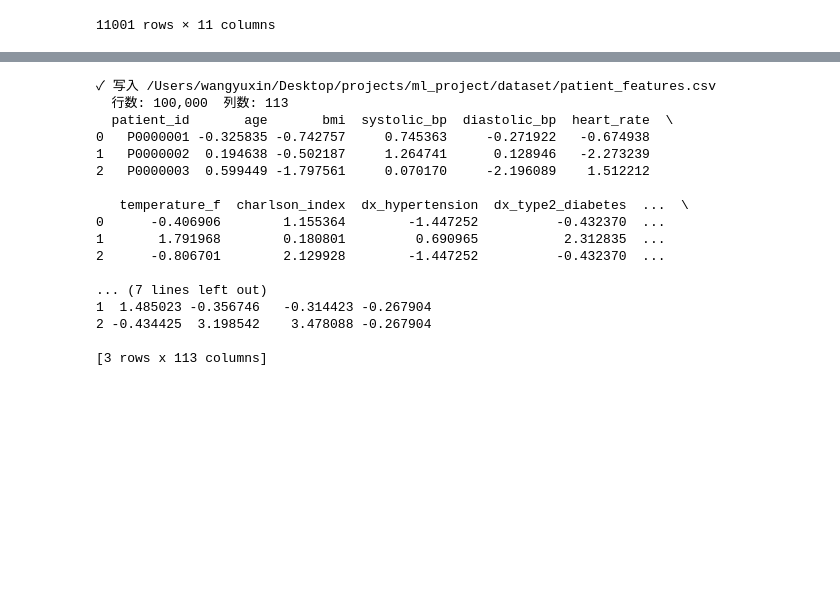
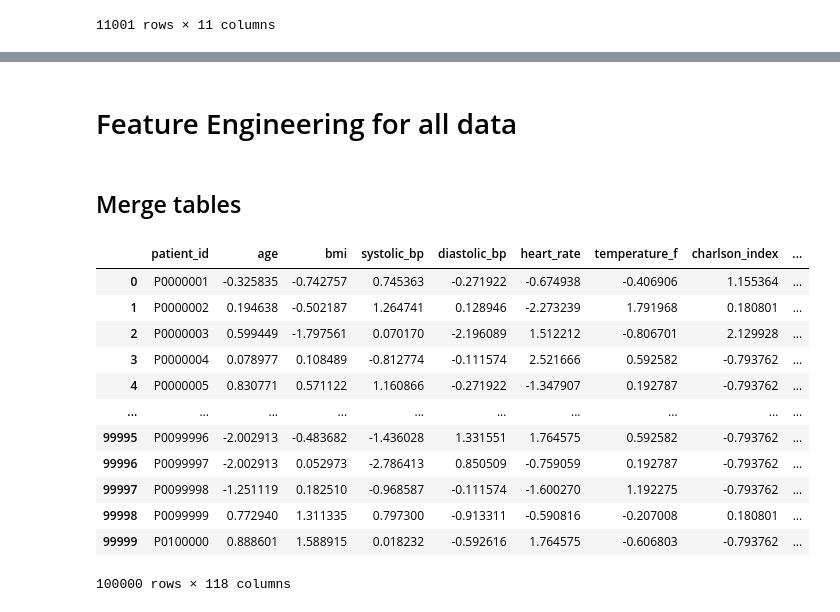
Before and after one commit to leastima/ml_project, a Jupyter notebook: data_process/ML2_Project_Group2.ipynb, the cells around one changed output, grey strips where cells are left out. Cells and saved outputs as stored; diff of their text form; code cells hidden in the pictures; blank space fills up the shorter version.

```diff
--- a/data_process/ML2_Project_Group2.ipynb
+++ b/data_process/ML2_Project_Group2.ipynb
@@ -283,3 +350,6 @@ medications
 | 364172 | P0100000 | Ibuprofen | 400.0 | mg | three times daily | osteoarthritis | 2019-11-30 | 180 | ... |
 | 364173 | P0100000 | Celecoxib | 200.0 | mg | daily | osteoarthritis | 2021-05-13 | 60 | ... |
 364174 rows × 10 columns
+# %%
+# Perform the conversion
+medications = convert_binary_to_bool(medications)
@@ -351,3 +425,6 @@ lab_results
 | 2827720 | P0100000 | 2019-08-30 | glucose_fasting | 89.697 | mg/dL | 70.0 | 99.0 | normal | ... |
 | 2827721 | P0100000 | 2019-08-30 | creatinine | 0.783 | mg/dL | 0.6 | 1.2 | normal | ... |
 2827722 rows × 10 columns
+# %%
+# Perform the conversion
+lab_results = convert_binary_to_bool(lab_results)
@@ -416,0 +492,3 @@ outcomes
+# %%
+# Perform the conversion
+outcomes = convert_binary_to_bool(outcomes)
@@ -417,31 +545,27 @@ outcomes
+# %% [markdown]
+# Feature Engineering for all data
+# %% [markdown]
+## Merge tables
 # %%
-# Merge all patient-level feature tables into one wide table
-patient_features = patients.copy()
-patient_features = patient_features.merge(diag_agg,  on="patient_id", how="left")
-patient_features = patient_features.merge(med_agg,   on="patient_id", how="left")
-patient_features = patient_features.merge(lab_agg,   on="patient_id", how="left")
-patient_features = patient_features.fillna(0)
-
-out_path = DATASET_DIR / "patient_features.csv"
-patient_features.to_csv(out_path, index=False)
-print(f"✓ 写入 {out_path}")
-print(f"  行数: {len(patient_features):,}  列数: {patient_features.shape[1]}")
-print(patient_features.head(3))
+# Merge all tables on patient_id
+final_df = patients.copy()
+final_df = final_df.merge(diag_agg, on="patient_id", how="left")
+final_df = final_df.merge(med_agg, on="patient_id", how="left")
+final_df = final_df.merge(lab_agg, on="patient_id", how="left")
+final_df = final_df.merge(outcome_agg, on="patient_id", how="left")
-# %% [output]
-✓ 写入 /Users/wangyuxin/Desktop/projects/ml_project/dataset/patient_features.csv
-  行数: 100,000  列数: 113
-  patient_id       age       bmi  systolic_bp  diastolic_bp  heart_rate  \
-0   P0000001 -0.325835 -0.742757     0.745363     -0.271922   -0.674938
-1   P0000002  0.194638 -0.502187     1.264741      0.128946   -2.273239
-2   P0000003  0.599449 -1.797561     0.070170     -2.196089    1.512212
-
-   temperature_f  charlson_index  dx_hypertension  dx_type2_diabetes  ...  \
-0      -0.406906        1.155364        -1.447252          -0.432370  ...
-1       1.791968        0.180801         0.690965           2.312835  ...
-2      -0.806701        2.129928        -1.447252          -0.432370  ...
-
-... (7 lines left out)
-1  1.485023 -0.356746   -0.314423 -0.267904
-2 -0.434425  3.198542    3.478088 -0.267904
-
-[3 rows x 113 columns]
+# %%
+final_df
+# %% [output]
+|  | patient_id | age | bmi | systolic_bp | diastolic_bp | heart_rate | temperature_f | charlson_index | ... |
+| 0 | P0000001 | -0.325835 | -0.742757 | 0.745363 | -0.271922 | -0.674938 | -0.406906 | 1.155364 | ... |
+| 1 | P0000002 | 0.194638 | -0.502187 | 1.264741 | 0.128946 | -2.273239 | 1.791968 | 0.180801 | ... |
+| 2 | P0000003 | 0.599449 | -1.797561 | 0.070170 | -2.196089 | 1.512212 | -0.806701 | 2.129928 | ... |
+| 3 | P0000004 | 0.078977 | 0.108489 | -0.812774 | -0.111574 | 2.521666 | 0.592582 | -0.793762 | ... |
+| 4 | P0000005 | 0.830771 | 0.571122 | 1.160866 | -0.271922 | -1.347907 | 0.192787 | -0.793762 | ... |
+| ... | ... | ... | ... | ... | ... | ... | ... | ... | ... |
+| 99995 | P0099996 | -2.002913 | -0.483682 | -1.436028 | 1.331551 | 1.764575 | 0.592582 | -0.793762 | ... |
+| 99996 | P0099997 | -2.002913 | 0.052973 | -2.786413 | 0.850509 | -0.759059 | 0.192787 | -0.793762 | ... |
+| 99997 | P0099998 | -1.251119 | 0.182510 | -0.968587 | -0.111574 | -1.600270 | 1.192275 | -0.793762 | ... |
+| 99998 | P0099999 | 0.772940 | 1.311335 | 0.797300 | -0.913311 | -0.590816 | -0.207008 | 0.180801 | ... |
+| 99999 | P0100000 | 0.888601 | 1.588915 | 0.018232 | -0.592616 | 1.764575 | -0.606803 | -0.793762 | ... |
+100000 rows × 118 columns
```
Also changed, not shown: parts of 30 cells of this notebook, 8 other files.
